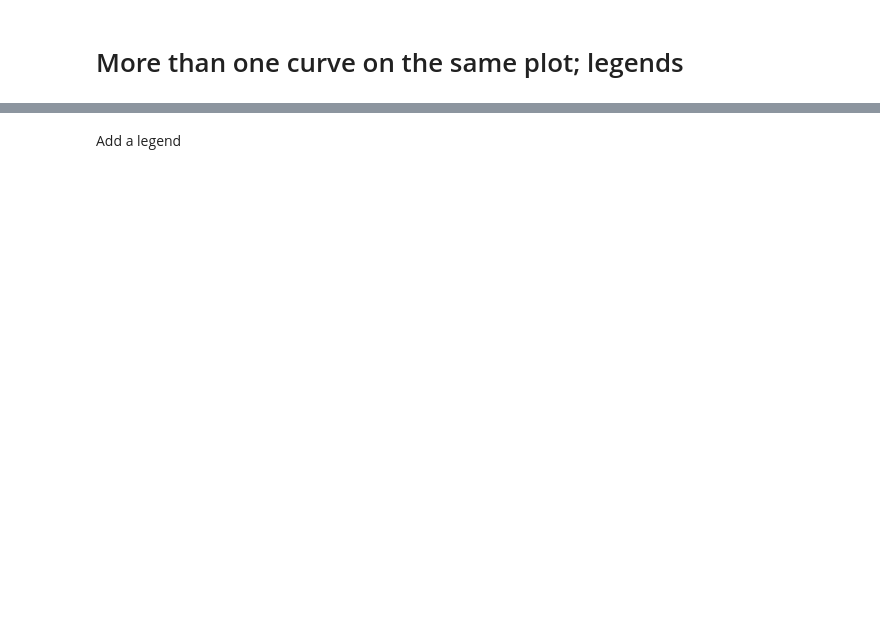
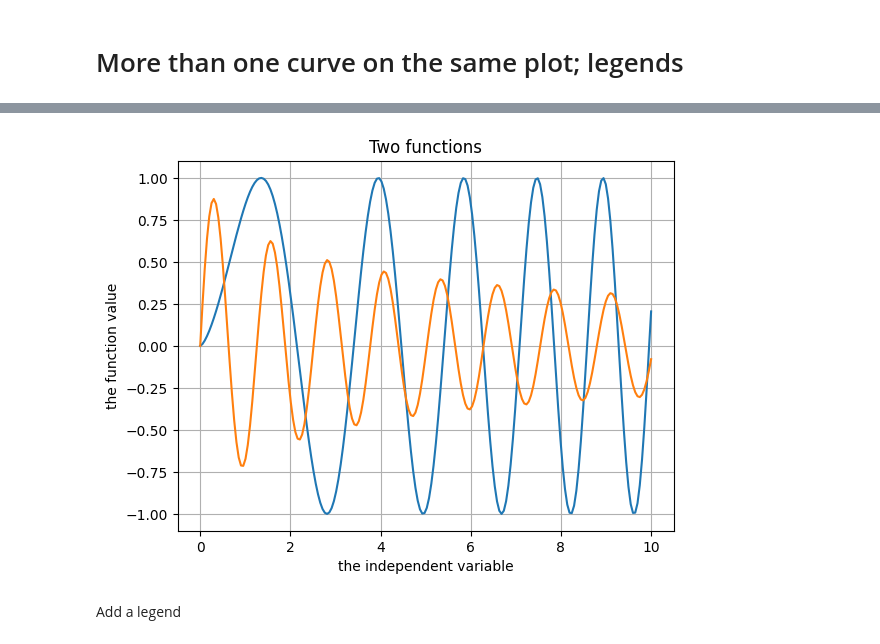
Before and after one commit to mkozturk/AI111, a Jupyter notebook: Lec 12 - matplotlib 1 - Line plots, elements of a plot.ipynb, the cells around one changed output, grey strips where cells are left out. Saved outputs shown, nothing was run; the diff lists cells and outputs as text; code cells hidden in the pictures; blank space fills up the shorter version.

```diff
--- a/Lec 12 - matplotlib 1 - Line plots, elements of a plot.ipynb
+++ b/Lec 12 - matplotlib 1 - Line plots, elements of a plot.ipynb
@@ -80,12 +83,13 @@ plt.plot(x, y, x, np.sin(5*x)/np.sqrt(x+1));
 # %%
-plt.figure(figsize=(12,5))
 plt.xlabel("the independent variable")
 plt.ylabel("the function value")
 plt.title("Two functions")
 plt.grid(True)
 
 plt.plot(x, y)
 plt.plot(x, np.sin(5*x)/np.sqrt(x+1));
+# %% [output]
+[figure, added]
 # %% [markdown]
 Add a legend
 # %%
```
Also changed, not shown: parts of 13 cells of this notebook, 3 other files.
